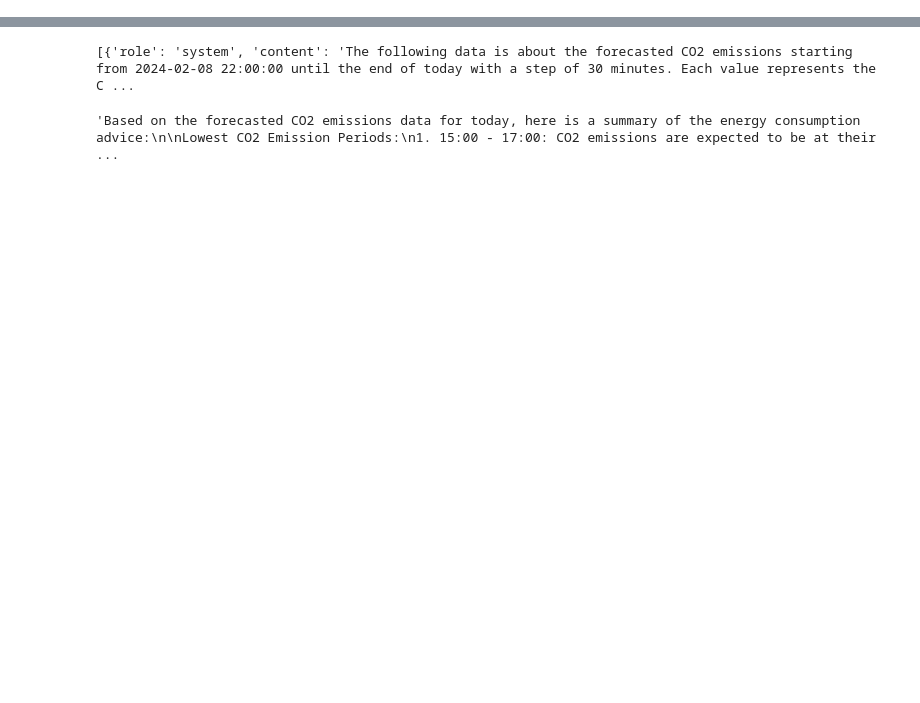
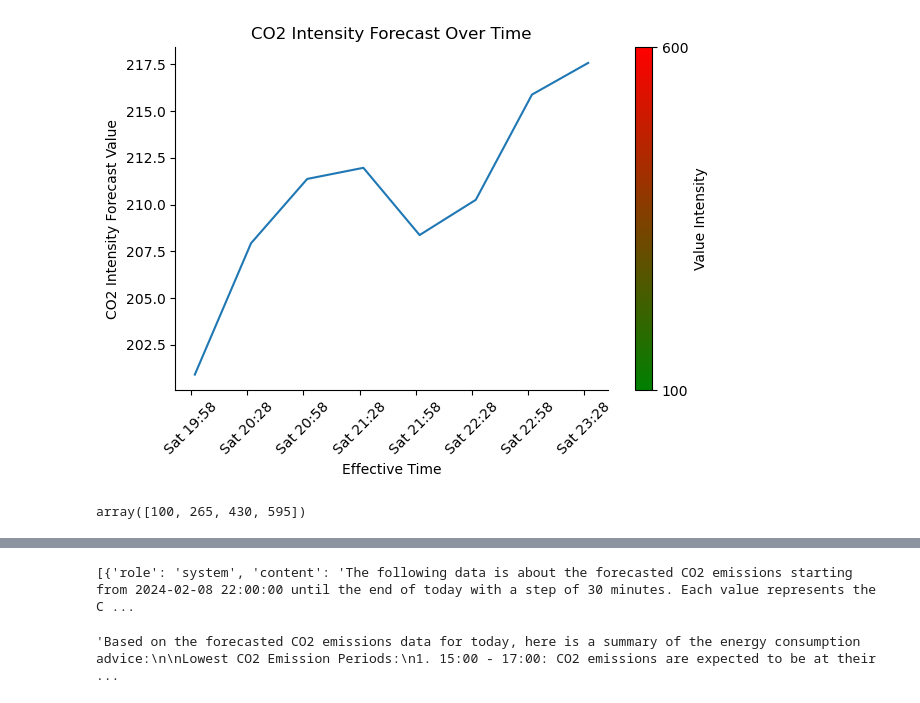
Before and after one commit to SaM-92/telegram-energy-api, a Jupyter notebook: debugging_nb.ipynb, the cells around one changed output, grey strips where cells are left out. Saved outputs shown, nothing was run; the diff lists cells and outputs as text; code cells hidden in the pictures; blank space fills up the shorter version.

Commit message:
refactor notebook for plotting

```diff
--- a/debugging_nb.ipynb
+++ b/debugging_nb.ipynb
@@ -64,0 +53,2 @@ co2_int_plot(df_)
+# %%
+df = df_.copy()
@@ -64,0 +68,55 @@ co2_int_plot(df_)
+# %%
+import matplotlib.dates as mdates
+import matplotlib.pyplot as plt
+
+# Setting the colormap (cmap) range
+norm = plt.Normalize(100, 600)
+
+# Create a custom colormap from green to red
+cmap = mcolors.LinearSegmentedColormap.from_list(
+    "custom_green_red", ["green", "red"]
+)
+# Creating the plot
+fig, ax = plt.subplots()
+# sc = ax.scatter(df.index, df['Value'], c=df['Value'], cmap=cmap, norm=norm)
+
+sc = plt.plot(df.index, df['Value'])
+
+# # Creating a colorbar based on the colormap
+# cbar = plt.colorbar(sc)
+# cbar.set_label('CO2 Intensity')
+
+# Adjusting the x-axis to show every 30 minutes
+ax.xaxis_date()  # Ensure we're working with dates on the x-axis
+ax.xaxis.set_major_locator(mdates.MinuteLocator(interval=30))  # Changed to show every 30 minutes
+ax.xaxis.set_major_formatter(mdates.DateFormatter("%a %H:%M"))  # Day name and HH:MM
+
+
+
+# Create and customize the color bar
+sm = plt.cm.ScalarMappable(cmap=cmap, norm=norm)
+sm.set_array([])
+cbar = fig.colorbar(sm, ax=ax, orientation="vertical", label="Value Intensity")
+cbar.set_ticks([norm.vmin, norm.vmax])  # Set ticks to the min and max of the data
+cbar.set_ticklabels(
+    [100, 600], color="black"
+)  # Format min and max values as labels
+
+plt.xticks(rotation=45)
+plt.xlabel('Effective Time')
+plt.ylabel('CO2 Intensity Forecast Value')
+plt.title('CO2 Intensity Forecast Over Time')
+
+
+# Customizing the axes to only show the left and bottom spines
+ax.spines['top'].set_visible(False)
+ax.spines['right'].set_visible(False)
+
+plt.tight_layout()
+plt.show()
+# %% [output]
+[figure, added]
+# %%
+np.arange(100, 600, 165)
+# %% [output]
+array([100, 265, 430, 595])
```
Also changed, not shown: parts of 19 cells of this notebook.
